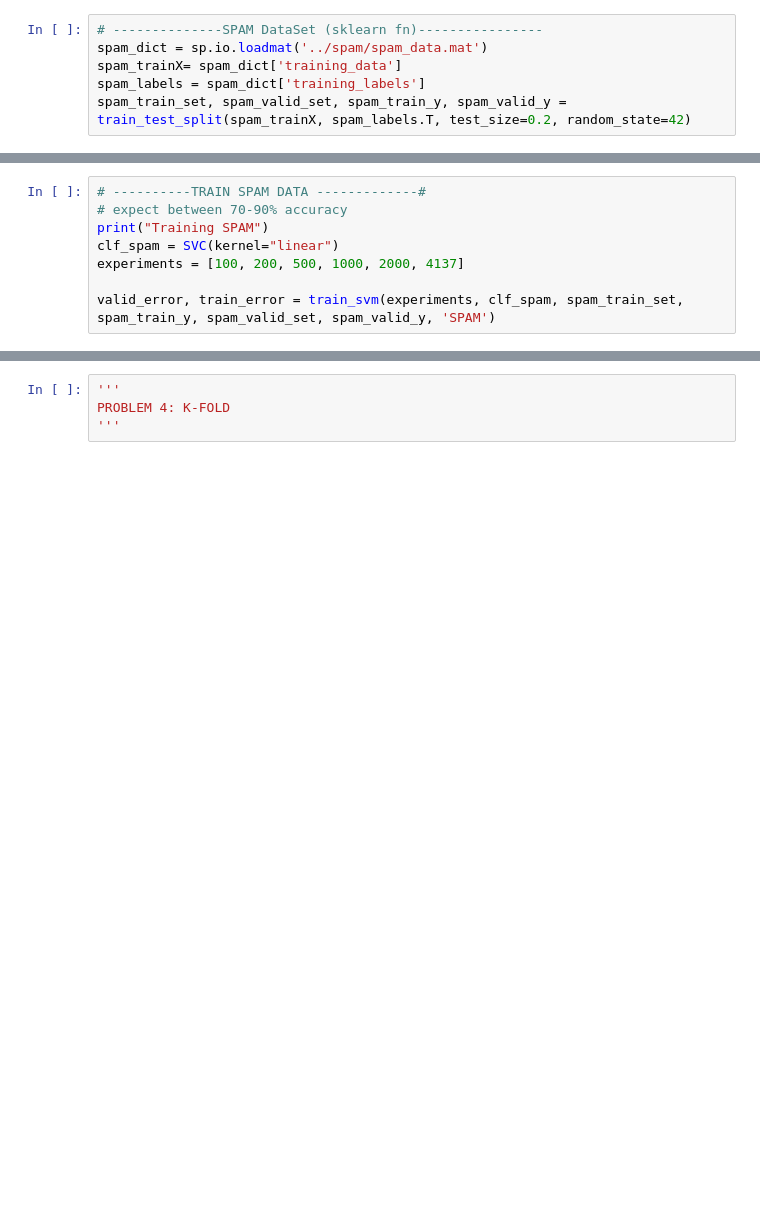
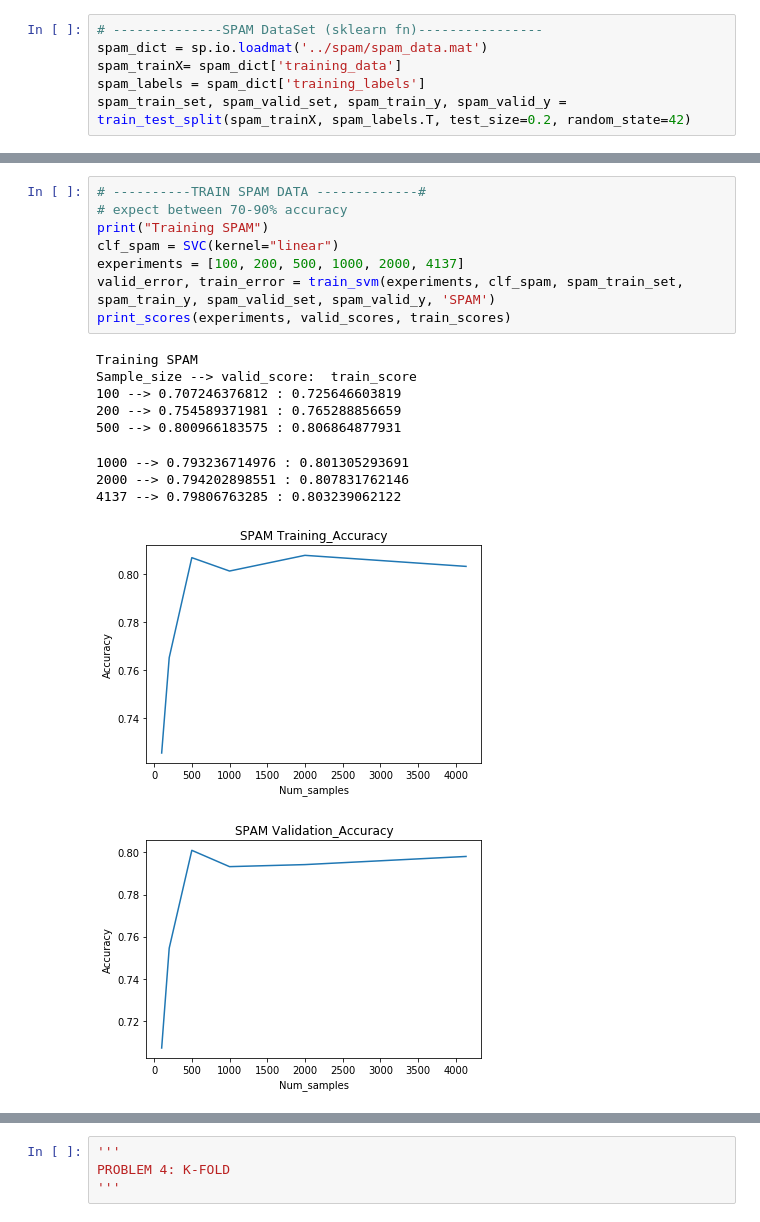
Before and after one commit to maialena/CS189-Machine_Learning, a Jupyter notebook: src/main.ipynb, the cells around one changed output, grey strips where cells are left out. Saved outputs shown, nothing was run; the diff lists cells and outputs as text; blank space fills up the shorter version.

```diff
--- a/src/main.ipynb
+++ b/src/main.ipynb
@@ -162,8 +178,19 @@ valid_error, train_error = train_svm(experiments, clf_cifar, cifar_train_set, ci
 # %%
 # ----------TRAIN SPAM DATA -------------#
 # expect between 70-90% accuracy
 print("Training SPAM")
 clf_spam = SVC(kernel="linear")
 experiments = [100, 200, 500, 1000, 2000, 4137]
-
 valid_error, train_error = train_svm(experiments, clf_spam, spam_train_set, spam_train_y, spam_valid_set, spam_valid_y, 'SPAM')
+print_scores(experiments, valid_scores, train_scores)
+# %% [output]
+Training SPAM
+Sample_size --> valid_score:  train_score
+100 --> 0.707246376812 : 0.725646603819
+200 --> 0.754589371981 : 0.765288856659
+500 --> 0.800966183575 : 0.806864877931
+1000 --> 0.793236714976 : 0.801305293691
+2000 --> 0.794202898551 : 0.807831762146
+4137 --> 0.79806763285 : 0.803239062122
+[figure, added]
+[figure, added]
```
Also changed, not shown: parts of 21 cells of this notebook.
